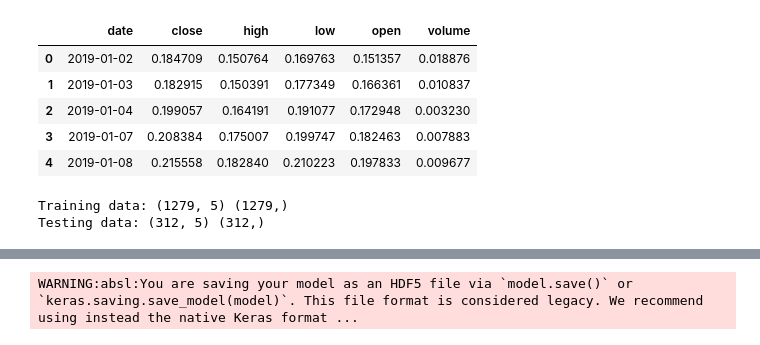
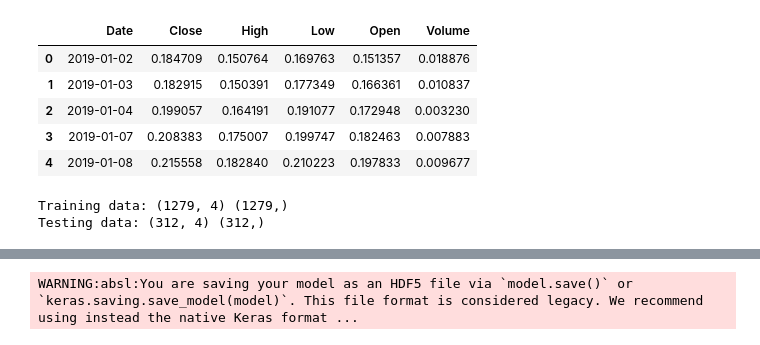
Before and after one commit to jesselynmu/predict_bbca, a Jupyter notebook: Modeling.ipynb, the cells around one changed output, grey strips where cells are left out. Cells and saved outputs as stored; diff of their text form; code cells hidden in the pictures.

```diff
--- a/Modeling.ipynb
+++ b/Modeling.ipynb
@@ -23,10 +25,6 @@ import pandas as pd
 import yfinance as yf
 from yahoofinancials import YahooFinancials
 
-df = yf.download('BBCA',
-                      start='2019-01-01',
-                      end='2025-05-01',
-                      progress=False,
-)
+df = yf.download('BBCA', start='2019-01-01', end='2025-05-01', progress=False)
 df.head()
 # %% [output]
@@ -41,6 +38,6 @@ YF.download() has changed argument auto_adjust default to True
 | 2019-01-08 | 37.209324 | 37.277819 | 36.883980 | 37.140832 | 65950 |
 # %%
 df = df.reset_index()
-df.columns = ['date', 'close', 'high', 'low', 'open', 'volume']
+df.columns = ['Date', 'Close', 'High', 'Low', 'Open', 'Volume']
 df.head()
 # %% [output]
@@ -53,8 +50,8 @@ df.head()
 # %%
 import numpy as np
 
-df['date'] = pd.to_datetime(df['date'])
+df['Date'] = pd.to_datetime(df['Date'])
 df.sort_index(inplace=True)
-df.set_index('date', inplace=True)
+df.set_index('Date', inplace=True)
 df.head()
 # %% [output]
@@ -68,18 +65,18 @@ df.head()
 # %%
 from sklearn.preprocessing import MinMaxScaler
 
 scaler = MinMaxScaler()
-scaled_values = scaler.fit_transform(df[['close', 'high', 'low', 'open', 'volume']])
-df_scaled = pd.DataFrame(scaled_values, columns=['close', 'high', 'low', 'open', 'volume'])
-df_scaled['date'] = df.index
-df_scaled = df_scaled[['date', 'close', 'high', 'low', 'open', 'volume']]
+scaled_values = scaler.fit_transform(df[['Close', 'High', 'Low', 'Open', 'Volume']])
+df_scaled = pd.DataFrame(scaled_values, columns=['Close', 'High', 'Low', 'Open', 'Volume'])
+df_scaled['Date'] = df.index
+df_scaled = df_scaled[['Date', 'Close', 'High', 'Low', 'Open', 'Volume']]
 df_scaled.head()
 # %% [output]
-|  | date | close | high | low | open | volume |
+|  | Date | Close | High | Low | Open | Volume |
 | 0 | 2019-01-02 | 0.184709 | 0.150764 | 0.169763 | 0.151357 | 0.018876 |
 | 1 | 2019-01-03 | 0.182915 | 0.150391 | 0.177349 | 0.166361 | 0.010837 |
 | 2 | 2019-01-04 | 0.199057 | 0.164191 | 0.191077 | 0.172948 | 0.003230 |
-| 3 | 2019-01-07 | 0.208384 | 0.175007 | 0.199747 | 0.182463 | 0.007883 |
+| 3 | 2019-01-07 | 0.208383 | 0.175007 | 0.199747 | 0.182463 | 0.007883 |
 | 4 | 2019-01-08 | 0.215558 | 0.182840 | 0.210223 | 0.197833 | 0.009677 |
 # %%
 import pickle
@@ -87,32 +84,27 @@ import pickle
 with open("minmax_scaler.pkl", "wb") as f:
     pickle.dump(scaler, f)
 # %%
-# Tambahkan kolom target dan pastikan kolom date jadi datetime
-df_scaled['target'] = df['close'].values  # atau gunakan y kalau sudah ada
-df_scaled['date'] = pd.to_datetime(df_scaled['date'])
+df_scaled['Target'] = df['Close'].values
+df_scaled['Date'] = pd.to_datetime(df_scaled['Date'])
 
-# Tentukan rentang waktu
 training_start = pd.to_datetime('2019-01-01')
 training_end = pd.to_datetime('2024-01-31')
 testing_start = pd.to_datetime('2024-02-01')
 testing_end = pd.to_datetime('2025-05-01')
 
-# Split data berdasarkan tanggal
-train_data = df_scaled[(df_scaled['date'] >= training_start) & (df_scaled['date'] <= training_end)]
-test_data = df_scaled[(df_scaled['date'] >= testing_start) & (df_scaled['date'] <= testing_end)]
+train_data = df_scaled[(df_scaled['Date'] >= training_start) & (df_scaled['Date'] <= training_end)]
+test_data = df_scaled[(df_scaled['Date'] >= testing_start) & (df_scaled['Date'] <= testing_end)]
 
-# Pisahkan fitur dan target
-X_train = train_data.drop(columns=['date', 'target'])
-y_train = train_data['target']
-X_test = test_data.drop(columns=['date', 'target'])
-y_test = test_data['target']
+X_train = train_data.drop(columns=['Date', 'Target', 'Close'])
+y_train = train_data['Target']
+X_test = test_data.drop(columns=['Date', 'Target', 'Close'])
+y_test = test_data['Target']
 
-# Cek ukuran
 print("Training data:", X_train.shape, y_train.shape)
 print("Testing data:", X_test.shape, y_test.shape)
 # %% [output]
-Training data: (1279, 5) (1279,)
-Testing data: (312, 5) (312,)
+Training data: (1279, 4) (1279,)
+Testing data: (312, 4) (312,)
 # %%
 from tensorflow.keras.models import Sequential
 from tensorflow.keras.layers import Dense, Dropout
```
Also changed, not shown: parts of 6 cells of this notebook, 3 other files.
